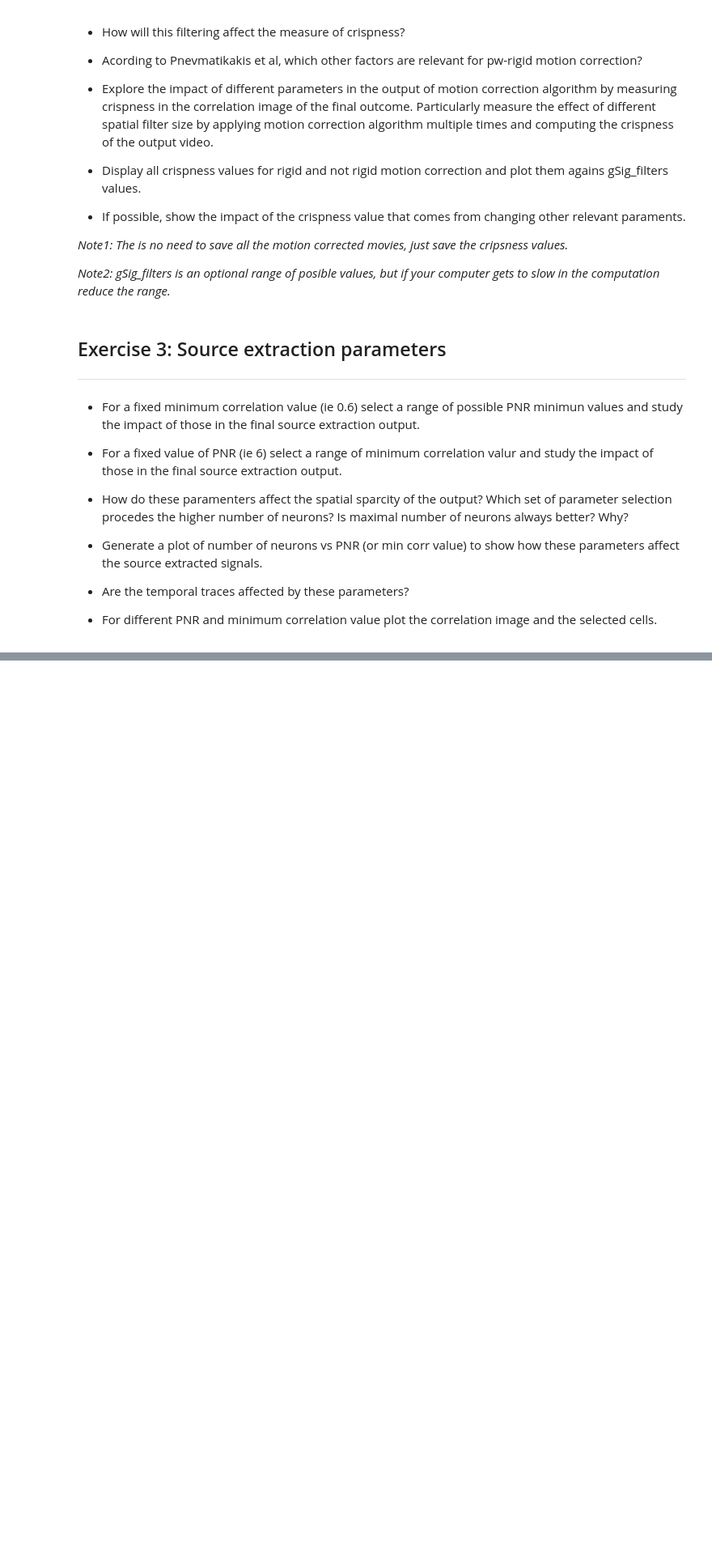
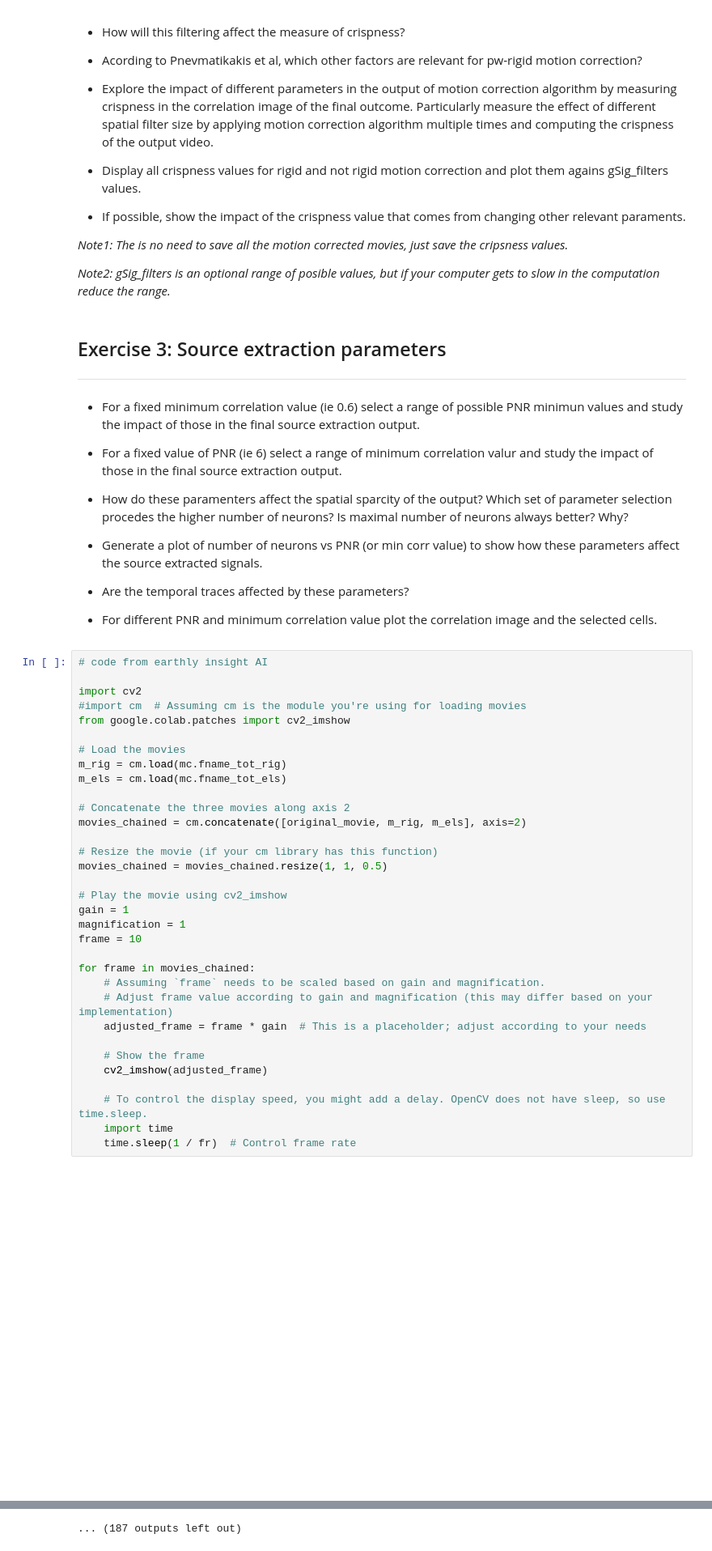
Before and after one commit to irenetiem/neuro_analysis_IT, a Jupyter notebook: neural-data-master/02-calcium_imaging/exercises.ipynb, the cells around one changed output, grey strips where cells are left out. Shown at 81% size. Cells and saved outputs as stored; diff of their text form; blank space fills up the shorter version.

```diff
--- a/neural-data-master/02-calcium_imaging/exercises.ipynb
+++ b/neural-data-master/02-calcium_imaging/exercises.ipynb
@@ -301,3 +363,39 @@ One parameter that impacts motion correction performance is the size of the spat
 * Are the temporal traces affected by these parameters?
 
 * For different PNR and minimum correlation value plot the correlation image and the selected cells.
+# %%
+# code from earthly insight AI
+
+import cv2
+#import cm  # Assuming cm is the module you're using for loading movies
+from google.colab.patches import cv2_imshow
+
+# Load the movies
+m_rig = cm.load(mc.fname_tot_rig)
+m_els = cm.load(mc.fname_tot_els)
+
+# Concatenate the three movies along axis 2
+movies_chained = cm.concatenate([original_movie, m_rig, m_els], axis=2)
+
+# Resize the movie (if your cm library has this function)
+movies_chained = movies_chained.resize(1, 1, 0.5)
+
+# Play the movie using cv2_imshow
+gain = 1
+magnification = 1
+frame = 10
+
+for frame in movies_chained:
+    # Assuming `frame` needs to be scaled based on gain and magnification.
+    # Adjust frame value according to gain and magnification (this may differ based on your implementation)
+    adjusted_frame = frame * gain  # This is a placeholder; adjust according to your needs
+
+    # Show the frame
+    cv2_imshow(adjusted_frame)
+
+    # To control the display speed, you might add a delay. OpenCV does not have sleep, so use time.sleep.
+    import time
+    time.sleep(1 / fr)  # Control frame rate
+# %% [output]
+[figure, added]
+[figure, added]
@@ -303,0 +412 @@ One parameter that impacts motion correction performance is the size of the spat
+... (187 outputs left out)
```
Also changed, not shown: parts of 12 cells of this notebook.
